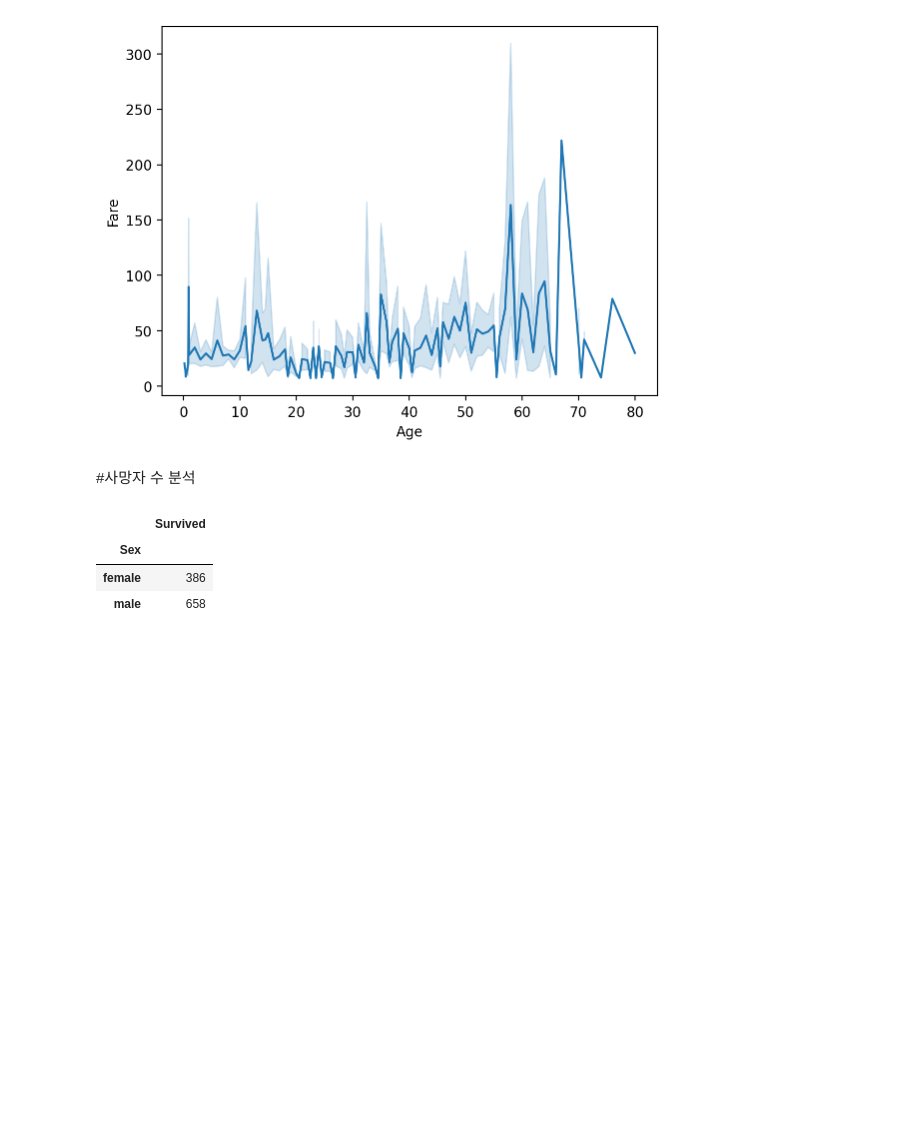
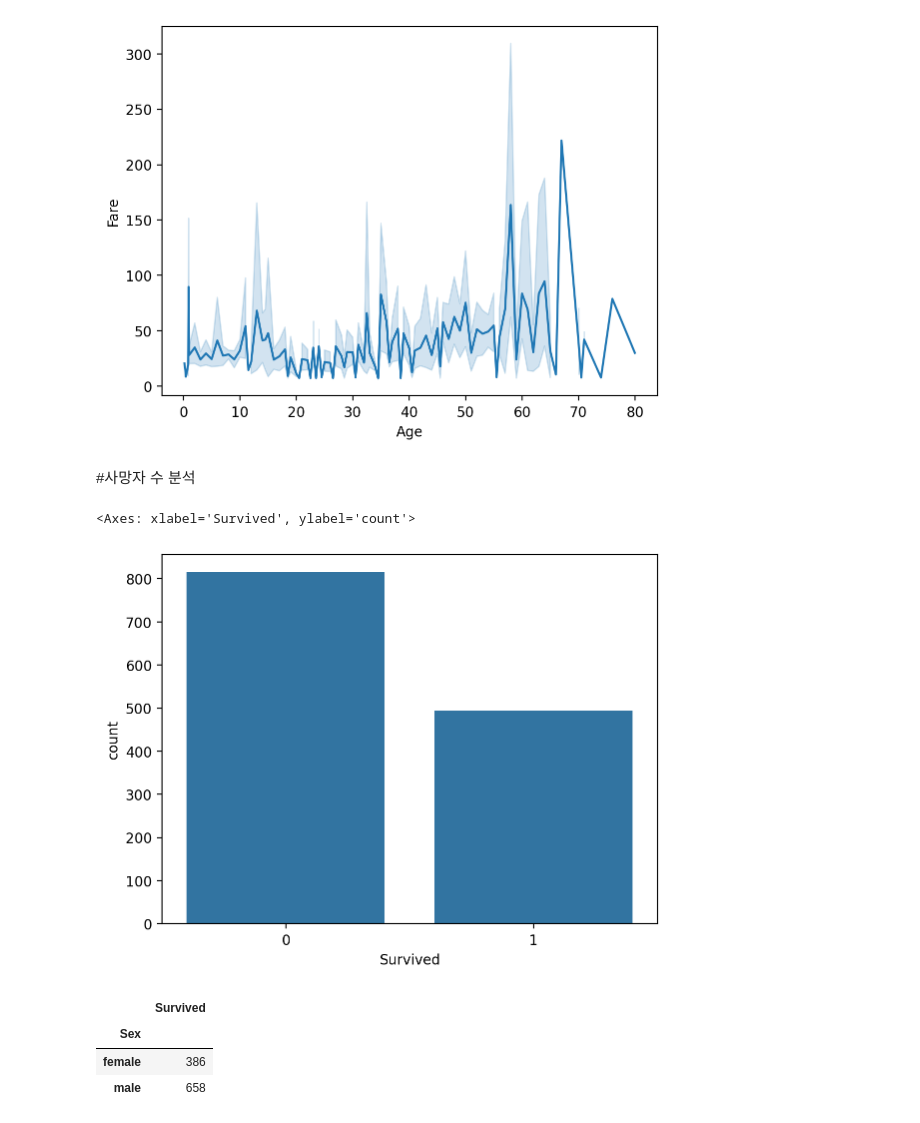
Before and after one commit to jinsumin81/BD-team, a Jupyter notebook: 타이타닉분석.ipynb, the cells around one changed output. Drawn from its saved outputs; the diff is of its cells as text; code cells hidden in the pictures; blank space fills up the shorter version.

```diff
--- a/타이타닉분석.ipynb
+++ b/타이타닉분석.ipynb
@@ -146,6 +146,11 @@ sns.lineplot(ttn1, x='Age', y = 'Fare');
 #사망자 수 분석
 # %%
 ttn2 = ttn.dropna(subset=['Age', 'Pclass', 'Sex', 'Survived', 'Embarked'])
+# %%
+sns.countplot(ttn, x='Survived')
+# %% [output]
+<Axes: xlabel='Survived', ylabel='count'>
+[figure, added]
 # %%
 ttn2.groupby('Sex')['Survived'].count()
 # %% [output]
```
Also changed, not shown: parts of 3 cells of this notebook.
